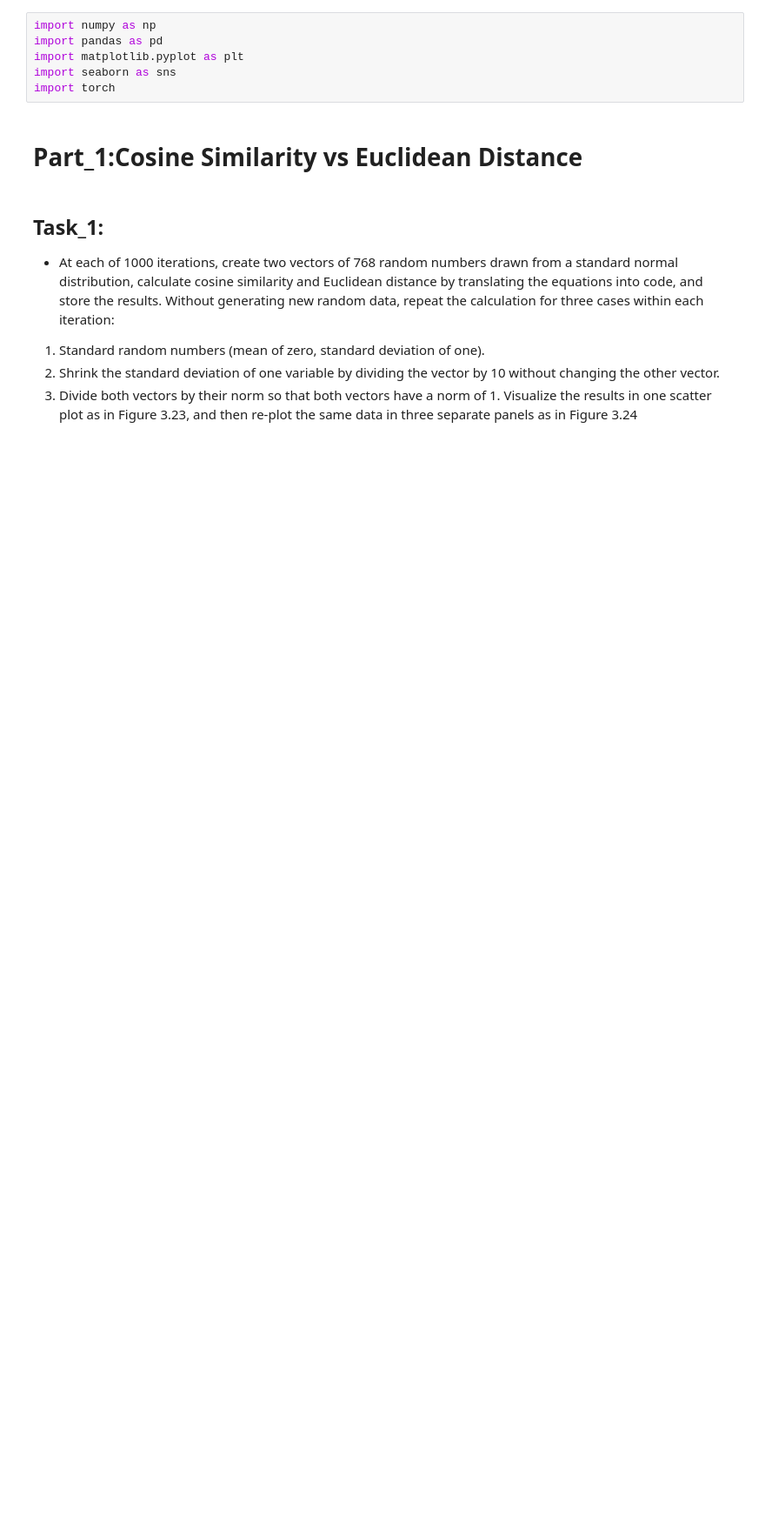
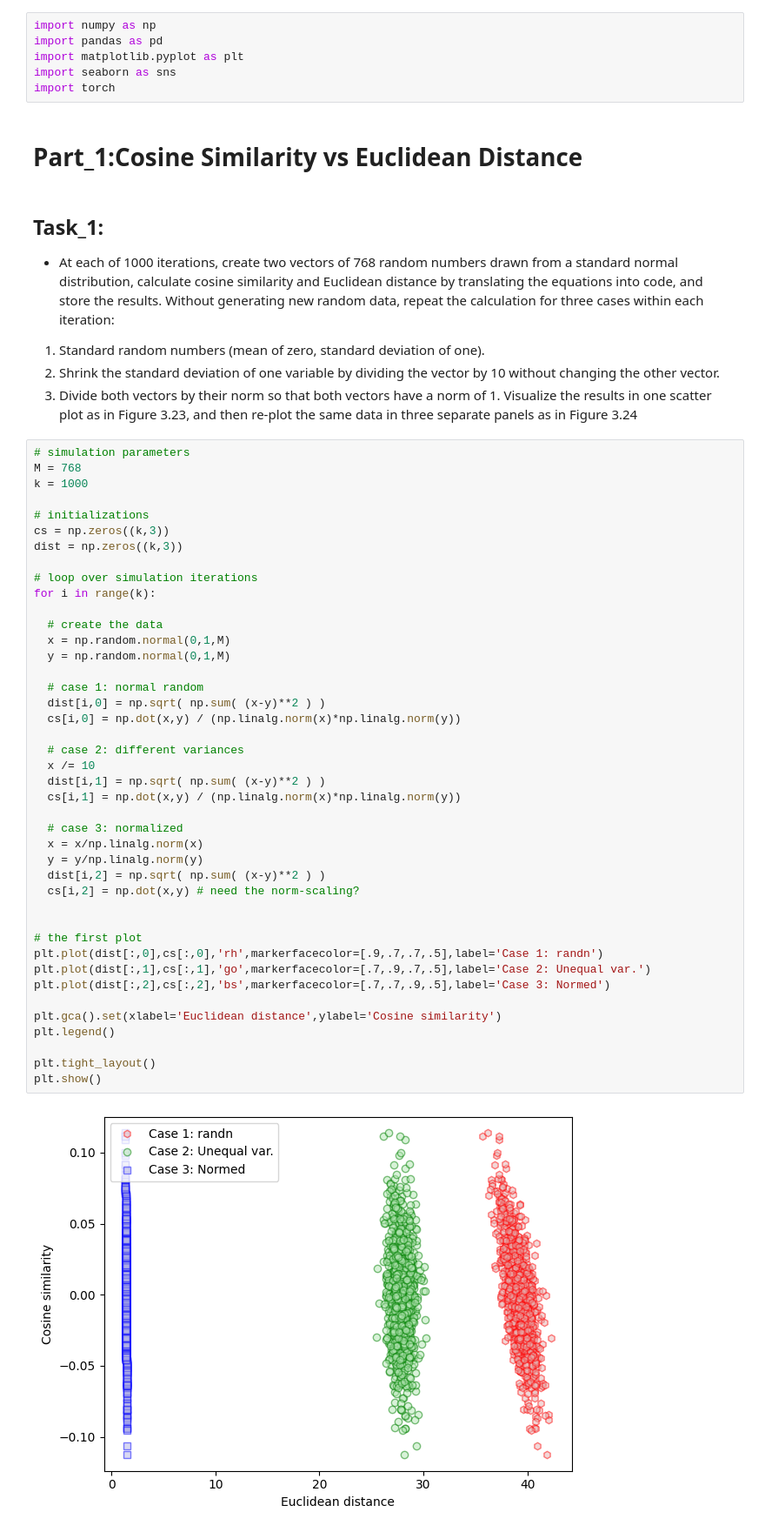
Before and after one commit to Saransh-Basu-01/50-Ml-Projects-to-understand-LLMs, a Jupyter notebook: Project_13_Words_Similarity_via_distance_and_cosine.ipynb, the cells around one changed output. Shown at 87% size. Cells and saved outputs as stored; diff of their text form; blank space fills up the shorter version.

```diff
--- a/Project_13_Words_Similarity_via_distance_and_cosine.ipynb
+++ b/Project_13_Words_Similarity_via_distance_and_cosine.ipynb
@@ -23,3 +23,47 @@ vector by 10 without changing the other vector.
 norm of 1.
 Visualize the results in one scatter plot as in Figure 3.23, and then
 re-plot the same data in three separate panels as in Figure 3.24
+# %%
+# simulation parameters
+M = 768
+k = 1000
+
+# initializations
+cs = np.zeros((k,3))
+dist = np.zeros((k,3))
+
+# loop over simulation iterations
+for i in range(k):
+
+  # create the data
+  x = np.random.normal(0,1,M)
+  y = np.random.normal(0,1,M)
+
+  # case 1: normal random
+  dist[i,0] = np.sqrt( np.sum( (x-y)**2 ) )
+  cs[i,0] = np.dot(x,y) / (np.linalg.norm(x)*np.linalg.norm(y))
+
+  # case 2: different variances
+  x /= 10
+  dist[i,1] = np.sqrt( np.sum( (x-y)**2 ) )
+  cs[i,1] = np.dot(x,y) / (np.linalg.norm(x)*np.linalg.norm(y))
+
+  # case 3: normalized
+  x = x/np.linalg.norm(x)
+  y = y/np.linalg.norm(y)
+  dist[i,2] = np.sqrt( np.sum( (x-y)**2 ) )
+  cs[i,2] = np.dot(x,y) # need the norm-scaling?
+
+
+# the first plot
+plt.plot(dist[:,0],cs[:,0],'rh',markerfacecolor=[.9,.7,.7,.5],label='Case 1: randn')
+plt.plot(dist[:,1],cs[:,1],'go',markerfacecolor=[.7,.9,.7,.5],label='Case 2: Unequal var.')
+plt.plot(dist[:,2],cs[:,2],'bs',markerfacecolor=[.7,.7,.9,.5],label='Case 3: Normed')
+
+plt.gca().set(xlabel='Euclidean distance',ylabel='Cosine similarity')
+plt.legend()
+
+plt.tight_layout()
+plt.show()
+# %% [output]
+[figure, added]
```
Also changed, not shown: parts of 1 cell of this notebook.
